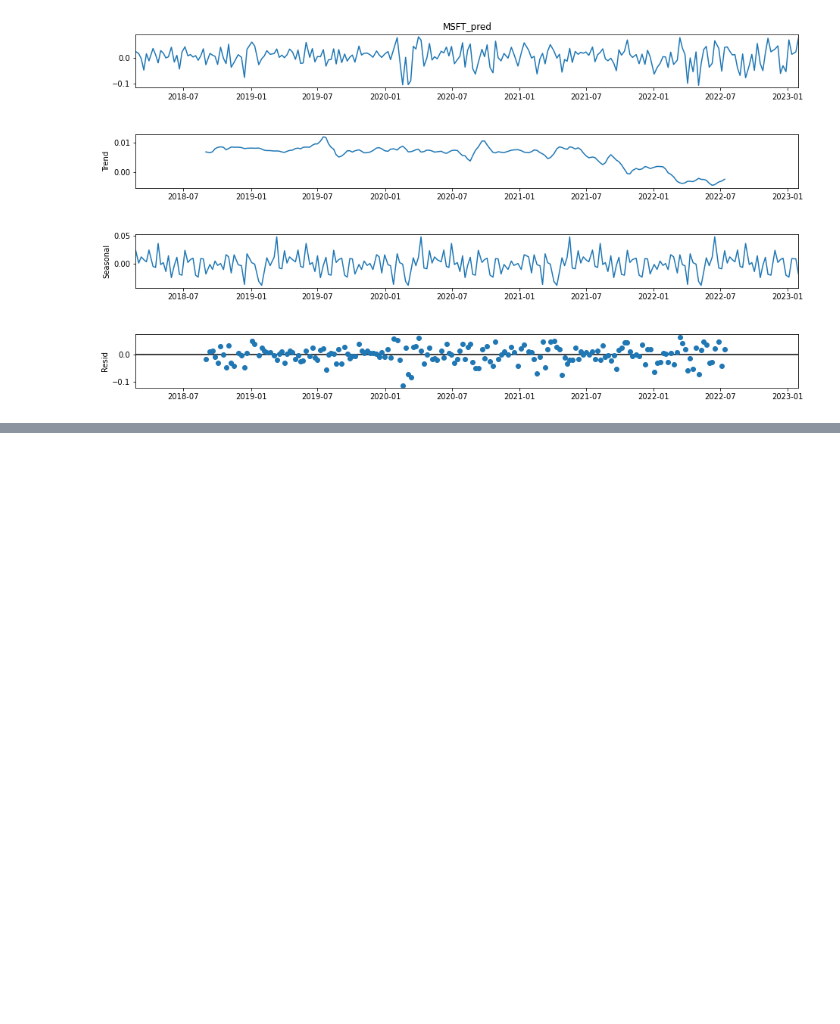
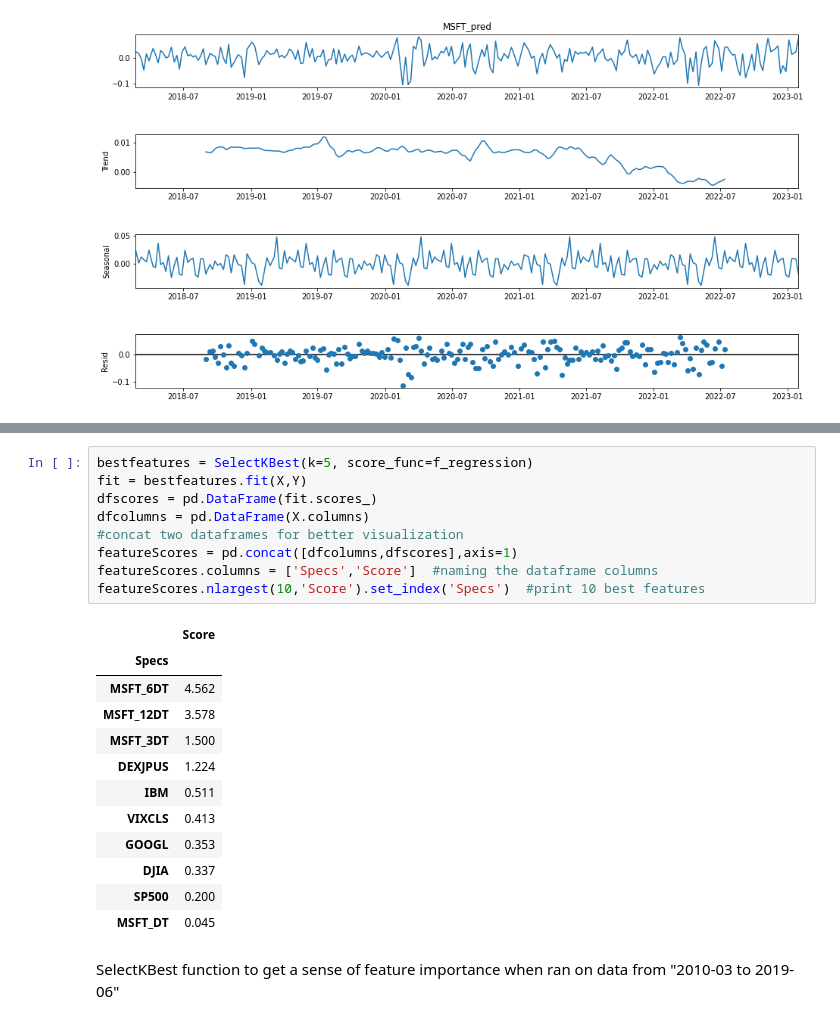
Before and after one commit to Ajay-ee13/ML-in-finance, a Jupyter notebook: 1.Stock Price Prediction/Stock_Price_Prediction.ipynb, the cells around one changed output, grey strips where cells are left out. Drawn from its saved outputs; the diff is of its cells as text; blank space fills up the shorter version.

```diff
--- a/1.Stock Price Prediction/Stock_Price_Prediction.ipynb
+++ b/1.Stock Price Prediction/Stock_Price_Prediction.ipynb
@@ -225,0 +237,24 @@ pyplot.show()
+# %%
+bestfeatures = SelectKBest(k=5, score_func=f_regression)
+fit = bestfeatures.fit(X,Y)
+dfscores = pd.DataFrame(fit.scores_)
+dfcolumns = pd.DataFrame(X.columns)
+#concat two dataframes for better visualization
+featureScores = pd.concat([dfcolumns,dfscores],axis=1)
+featureScores.columns = ['Specs','Score']  #naming the dataframe columns
+featureScores.nlargest(10,'Score').set_index('Specs')  #print 10 best features
+# %% [output]
+|  | Score |
+| Specs |  |
+| MSFT_6DT | 4.562 |
+| MSFT_12DT | 3.578 |
+| MSFT_3DT | 1.500 |
+| DEXJPUS | 1.224 |
+| IBM | 0.511 |
+| VIXCLS | 0.413 |
+| GOOGL | 0.353 |
+| DJIA | 0.337 |
+| SP500 | 0.200 |
+| MSFT_DT | 0.045 |
+# %% [markdown]
+SelectKBest function to get a sense of feature importance when ran on data from  "2010-03 to 2019-06"
```
Also changed, not shown: parts of 24 cells of this notebook.
